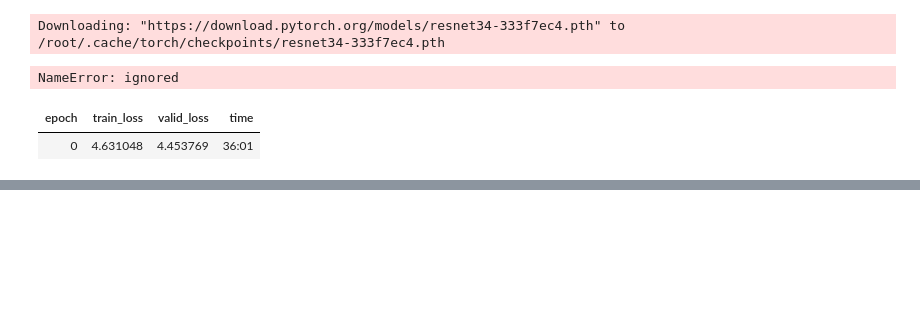
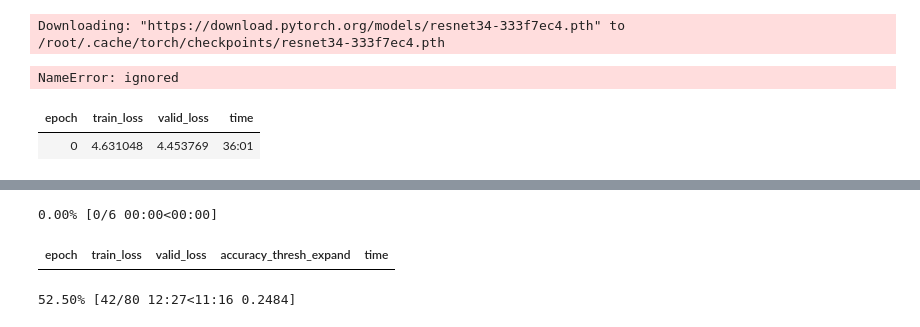
Before and after one commit to RaiAnant/MangaChroma, a Jupyter notebook: trainer.ipynb, the cells around one changed output, grey strips where cells are left out. Cells and saved outputs as stored; diff of their text form; code cells hidden in the pictures; blank space fills up the shorter version.

Commit message:
add crit pretrain

```diff
--- a/trainer.ipynb
+++ b/trainer.ipynb
@@ -183,0 +205,10 @@ learn_gen.save(pre_gen_name)
+# %%
+old_checkpoint_num = 0
+checkpoint_num = old_checkpoint_num + 1
+gen_old_checkpoint_name = gen_name + '_' + str(old_checkpoint_num)
+gen_new_checkpoint_name = gen_name + '_' + str(checkpoint_num)
+crit_old_checkpoint_name = crit_name + '_' + str(old_checkpoint_num)
+crit_new_checkpoint_name= crit_name + '_' + str(checkpoint_num)
+# %%
+bs=8
+sz=192
@@ -183,0 +221,16 @@ learn_gen.save(pre_gen_name)
+# %%
+if old_checkpoint_num == 0:
+  bs=64
+  sz=128
+  learn_gen=None
+  gc.collect()
+  data_crit = get_crit_data([name_gen, 'Colored'], bs=bs, sz=sz)
+  data_crit.show_batch(rows=3, ds_type=DatasetType.Train, imgsize=3)
+  learn_critic = colorize_crit_learner(data=data_crit, nf=256)
+  # learn_critic.callback_fns.append(partial(LearnerTensorboardWriter, base_dir=TENSORBOARD_PATH, name='CriticPre'))
+  learn_critic.fit_one_cycle(6, 1e-3)
+  learn_critic.save(path/crit_old_checkpoint_name)
+# %% [output]
+0.00% [0/6 00:00<00:00]
+| epoch | train_loss | valid_loss | accuracy_thresh_expand | time |
+52.50% [42/80 12:27<11:16 0.2484]
```
Also changed, not shown: parts of 15 cells of this notebook.
